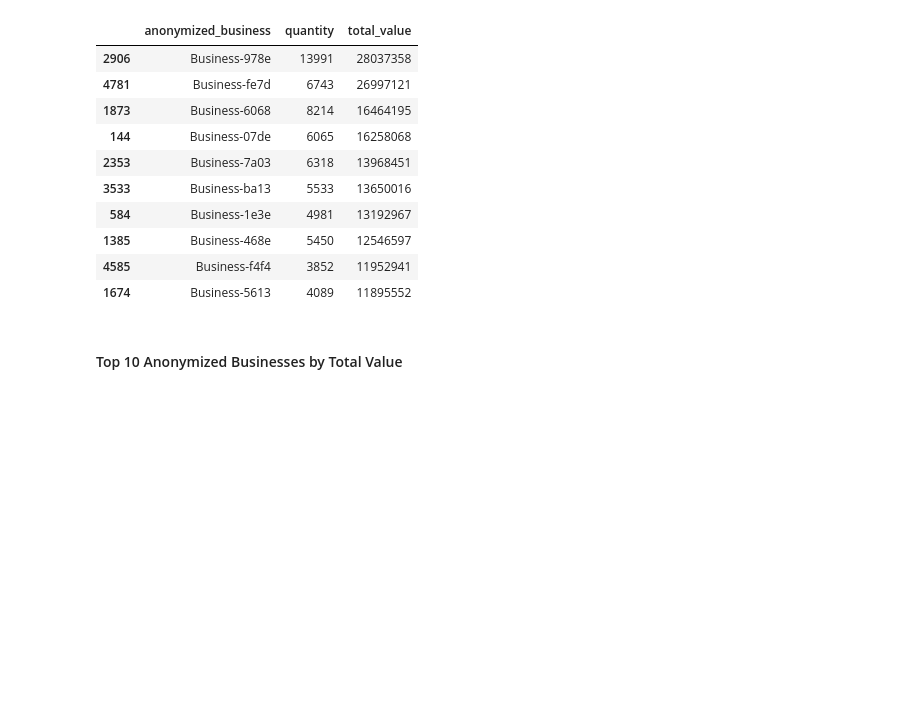
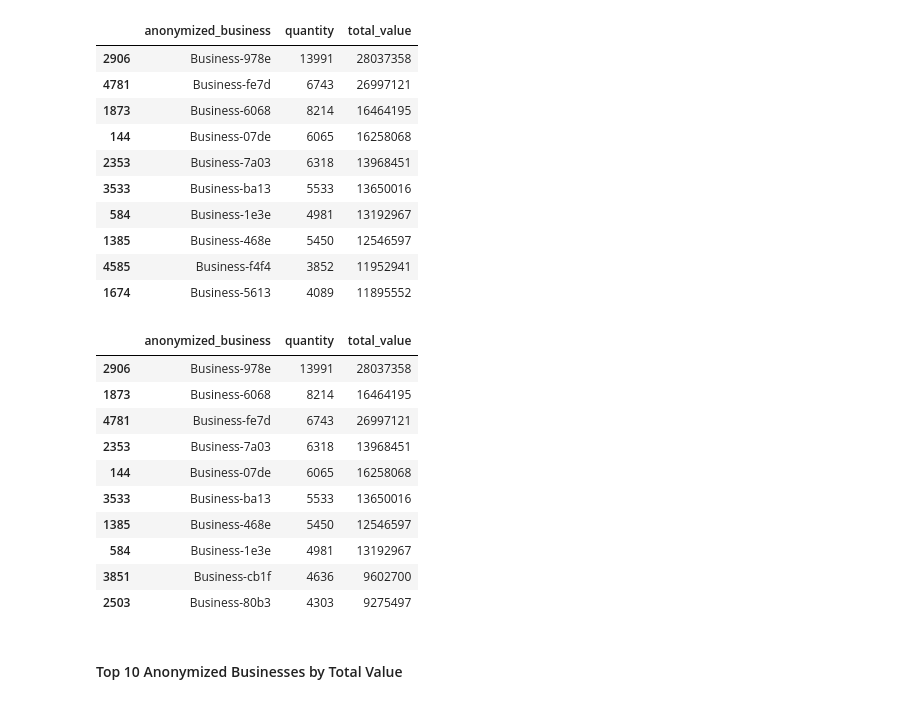
Before and after one commit to wambuiGicheha/kwanza_tukule_TechAssement, a Jupyter notebook: index.ipynb, the cells around one changed output. Cells and saved outputs as stored; diff of their text form; code cells hidden in the pictures; blank space fills up the shorter version.

```diff
--- a/index.ipynb
+++ b/index.ipynb
@@ -370,6 +370,29 @@ business_grouped.head(10)
 | 1385 | Business-468e | 5450 | 12546597 |
 | 4585 | Business-f4f4 | 3852 | 11952941 |
 | 1674 | Business-5613 | 4089 | 11895552 |
+# %%
+# Calculate total Quantity and Value grouped by Anonymized Business
+business_grouped_qt = kt_clean_df.groupby('anonymized_business').agg({'quantity': 'sum', 'total_value': 'sum'}).reset_index()
+
+
+# Sort the grouped dataframe by total value in descending order
+business_grouped_qt= business_grouped.sort_values(by='quantity', ascending=False)
+
+
+# Display the grouped data
+business_grouped_qt.head(10)
+# %% [output]
+|  | anonymized_business | quantity | total_value |
+| 2906 | Business-978e | 13991 | 28037358 |
+| 1873 | Business-6068 | 8214 | 16464195 |
+| 4781 | Business-fe7d | 6743 | 26997121 |
+| 2353 | Business-7a03 | 6318 | 13968451 |
+| 144 | Business-07de | 6065 | 16258068 |
+| 3533 | Business-ba13 | 5533 | 13650016 |
+| 1385 | Business-468e | 5450 | 12546597 |
+| 584 | Business-1e3e | 4981 | 13192967 |
+| 3851 | Business-cb1f | 4636 | 9602700 |
+| 2503 | Business-80b3 | 4303 | 9275497 |
 # %% [markdown]
 #### Top 10 Anonymized Businesses by Total Value
 # %%
```
Also changed, not shown: parts of 4 cells of this notebook.
